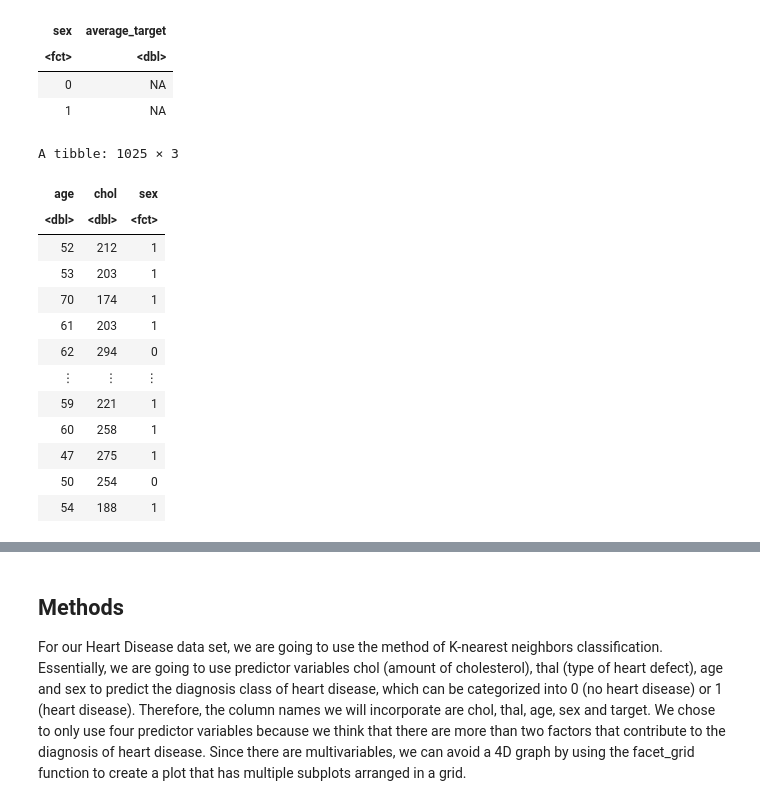
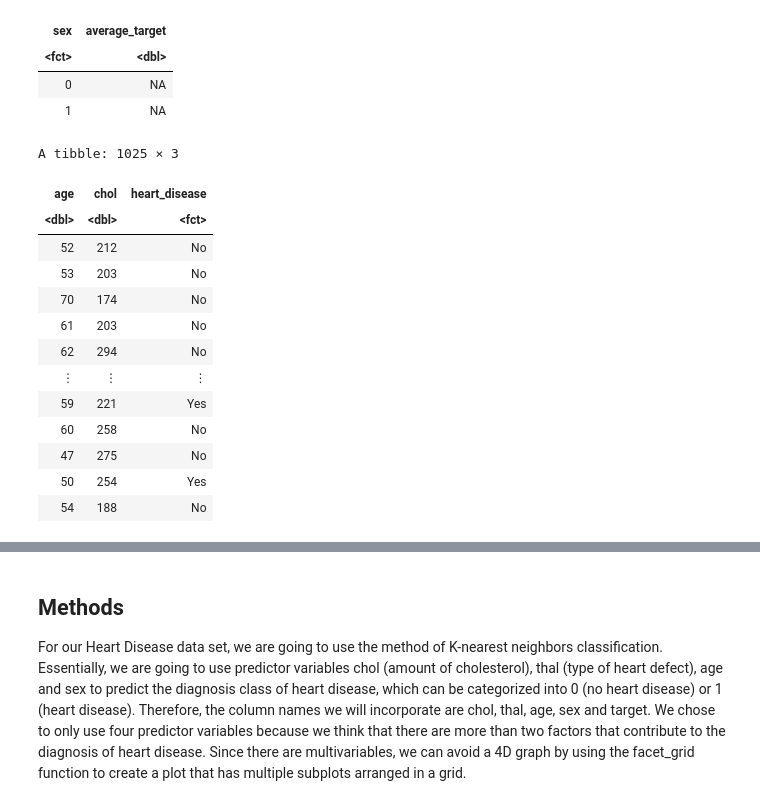
Before and after one commit to yma24ma/HeatDisease_kNNclassification, a Jupyter notebook: Group Project.ipynb, the cells around one changed output, grey strips where cells are left out. Cells and saved outputs as stored; diff of their text form; code cells hidden in the pictures.

```diff
--- a/Group Project.ipynb
+++ b/Group Project.ipynb
@@ -84,6 +85,7 @@ heart_disease_selected <- select(heart_disease_data, age, sex, fbs, exang, chol,
                         mutate(sex=as_factor(sex))|>
                         mutate(fbs=as_factor(fbs))|>
                         mutate(exang=as_factor(exang))|>
-                        mutate(target=as_factor(target))
+                        mutate(target=as_factor(target))|>
+                        mutate(heart_disease=fct_recode(target, "Yes" = "1", "No " = "0"))
 heart_disease_selected
 # %% [output]
@@ -160,21 +160,22 @@ A tibble: 2 × 2
 | 0 | NA |
 | 1 | NA |
 # %%
-hd_agechol<-select(heart_disease_selected,age,chol,sex)
+hd_agechol<-select(heart_disease_selected,age,chol,heart_disease)|>
+                mutate(heart_disease)
 hd_agechol
 # %% [output]
 A tibble: 1025 × 3
-| age | chol | sex |
+| age | chol | heart_disease |
 | <dbl> | <dbl> | <fct> |
-| 52 | 212 | 1 |
-| 53 | 203 | 1 |
-| 70 | 174 | 1 |
-| 61 | 203 | 1 |
-| 62 | 294 | 0 |
+| 52 | 212 | No |
+| 53 | 203 | No |
+| 70 | 174 | No |
+| 61 | 203 | No |
+| 62 | 294 | No |
 | ⋮ | ⋮ | ⋮ |
-| 59 | 221 | 1 |
-| 60 | 258 | 1 |
-| 47 | 275 | 1 |
-| 50 | 254 | 0 |
-| 54 | 188 | 1 |
+| 59 | 221 | Yes |
+| 60 | 258 | No |
+| 47 | 275 | No |
+| 50 | 254 | Yes |
+| 54 | 188 | No |
 # %%
```
Also changed, not shown: parts of 8 cells of this notebook.
